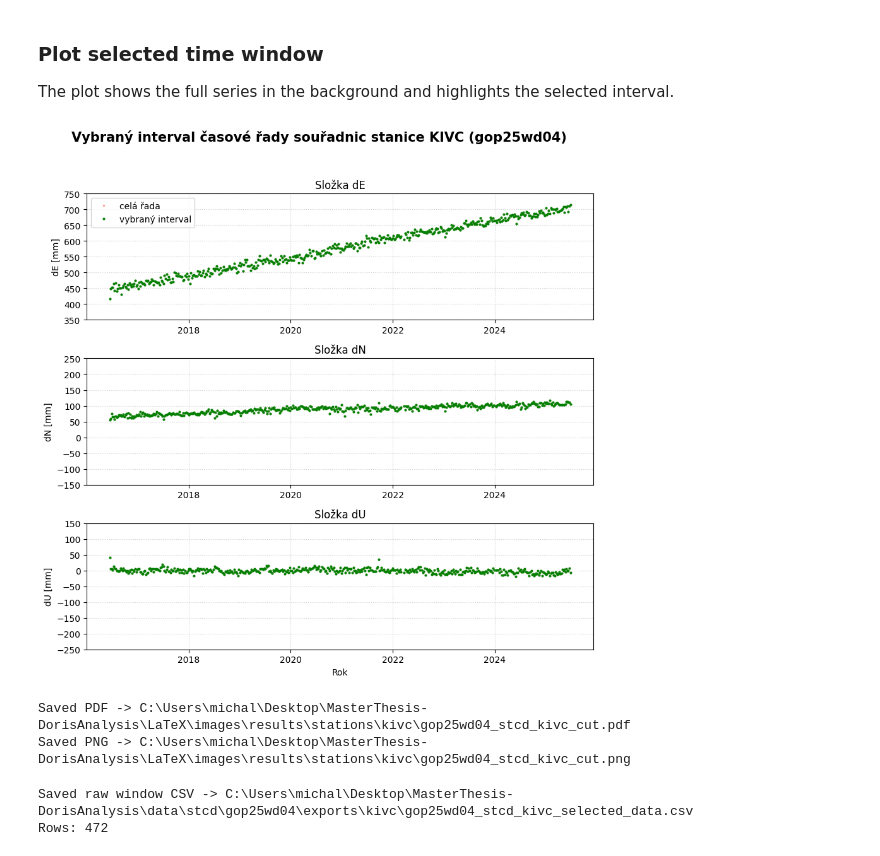
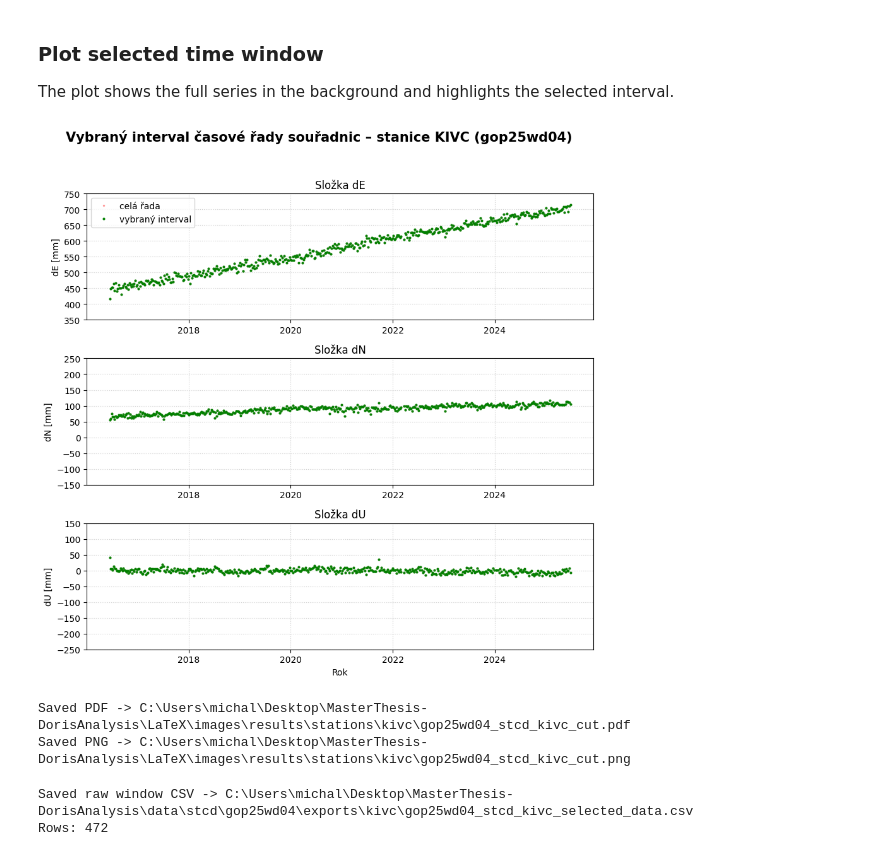
Before and after one commit to kovarmi9/MasterThesis-DorisAnalysis, a Jupyter notebook: notebooks/stations/trend_detection.ipynb, the cells around one changed output. Drawn from its saved outputs; the diff is of its cells as text; code cells hidden in the pictures.

```diff
--- a/notebooks/stations/trend_detection.ipynb
+++ b/notebooks/stations/trend_detection.ipynb
@@ -319,45 +319,41 @@ for ax, comp in zip(axes, components):
 axes[-1].set_xlabel("Rok")
 
 # Main figure title
-fig.suptitle(
-    f"Vybraný interval časové řady souřadnic stanice {STATION.upper()} ({SOLUTION})",
-    fontsize=15,
-    fontweight="bold"
-)
+fig.suptitle(f"Vybraný interval časové řady souřadnic – stanice {STATION.upper()} ({SOLUTION})", fontsize=15, fontweight="bold")
 
 # Add one shared legend
 axes[0].legend()
 
 # Apply consistent Y-axis scaling across subplots
 tick_step, common_window = uniform_y_scale_policy(
     axes=axes,
     df=df_all,
     components=components,
     tick_step=None,
     target_ticks=6,
     tightness="loose",
     min_ticks=3,
     robust=True,
     q_low=1.0,
     q_high=99.0
 )
 
 # Adjust layout to avoid overlap with suptitle
 plt.tight_layout(rect=[0, 0, 1, 0.95])
 
 # Save figure
 image_file_name = f"{IMAGE_NAME}_cut"
 pdf_file = IMAGES_DIR / f"{image_file_name}.pdf"
 png_file = pdf_file.with_suffix(".png")
 fig.savefig(pdf_file, bbox_inches="tight")
 fig.savefig(png_file, bbox_inches="tight")
 
 plt.show()
 
 print("Saved PDF ->", pdf_file.resolve())
 print("Saved PNG ->", png_file.resolve())
 # %% [output]
-[figure, old version]
+[figure, new version]
 Saved PDF -> C:\Users\michal\Desktop\MasterThesis-DorisAnalysis\LaTeX\images\results\stations\kivc\gop25wd04_stcd_kivc_cut.pdf
 Saved PNG -> C:\Users\michal\Desktop\MasterThesis-DorisAnalysis\LaTeX\images\results\stations\kivc\gop25wd04_stcd_kivc_cut.png
 # %%
```
Also changed, not shown: parts of 12 cells of this notebook, 44 other files.
